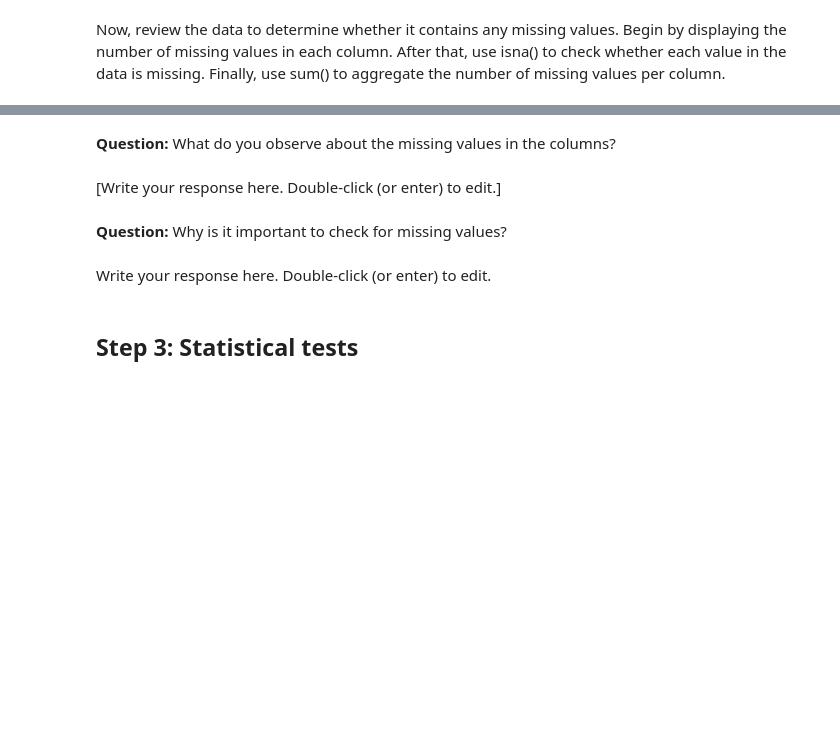
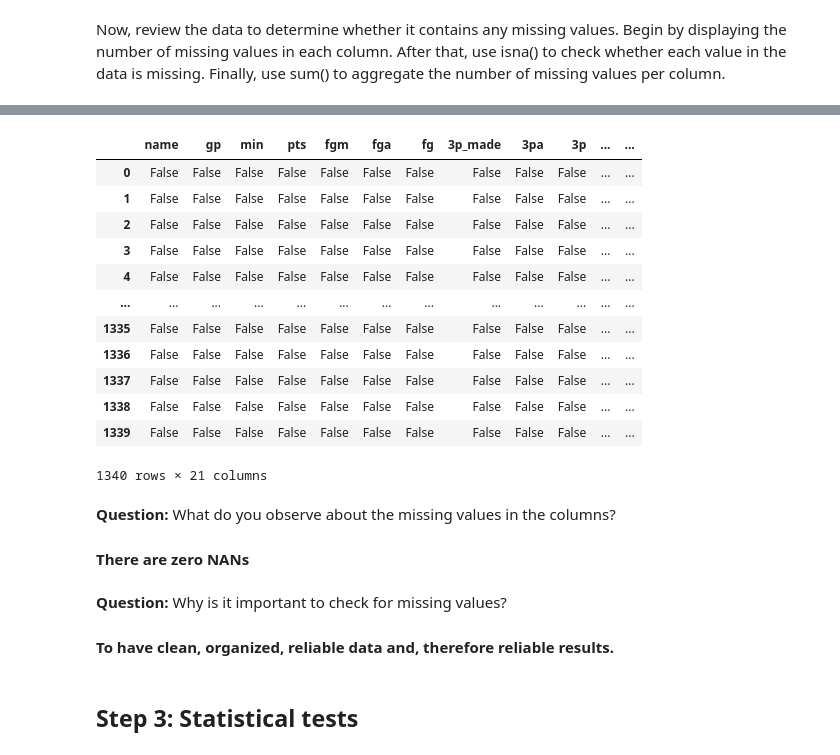
Before and after one commit to dyyland23-glitch/Perform-feature-engineering, a Jupyter notebook: Activity_Perform feature engineering.ipynb, the cells around one changed output, grey strips where cells are left out. Drawn from its saved outputs; the diff is of its cells as text; code cells hidden in the pictures; blank space fills up the shorter version.

```diff
--- a/Activity_Perform feature engineering.ipynb
+++ b/Activity_Perform feature engineering.ipynb
@@ -126,11 +173,31 @@ Now, review the data to determine whether it contains any missing values. Begin
+# %%
+
+# Check whether each value is missing.
+
+data.isna()
+# %% [output]
+|  | name | gp | min | pts | fgm | fga | fg | 3p_made | 3pa | 3p | ... | ... |
+| 0 | False | False | False | False | False | False | False | False | False | False | ... | ... |
+| 1 | False | False | False | False | False | False | False | False | False | False | ... | ... |
+| 2 | False | False | False | False | False | False | False | False | False | False | ... | ... |
+| 3 | False | False | False | False | False | False | False | False | False | False | ... | ... |
+| 4 | False | False | False | False | False | False | False | False | False | False | ... | ... |
+| ... | ... | ... | ... | ... | ... | ... | ... | ... | ... | ... | ... | ... |
+| 1335 | False | False | False | False | False | False | False | False | False | False | ... | ... |
+| 1336 | False | False | False | False | False | False | False | False | False | False | ... | ... |
+| 1337 | False | False | False | False | False | False | False | False | False | False | ... | ... |
+| 1338 | False | False | False | False | False | False | False | False | False | False | ... | ... |
+| 1339 | False | False | False | False | False | False | False | False | False | False | ... | ... |
+1340 rows × 21 columns
 # %% [markdown]
 **Question:** What do you observe about the missing values in the columns?
+
+#### There are zero NANs
-# %% [markdown]
- [Write your response here. Double-click (or enter) to edit.]
 # %% [markdown]
 **Question:** Why is it important to check for missing values?
+
+
+####   To have clean, organized, reliable data and, therefore reliable results.
-# %% [markdown]
- Write your response here. Double-click (or enter) to edit.
 # %% [markdown]
 ## **Step 3: Statistical tests**
 # %% [markdown]
```
Also changed, not shown: parts of 11 cells of this notebook.
